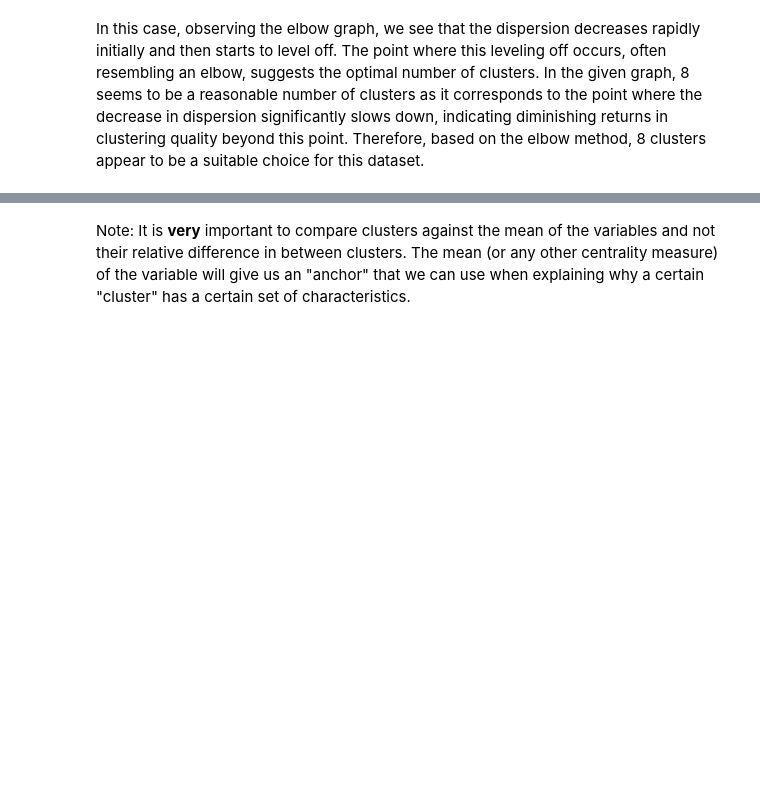
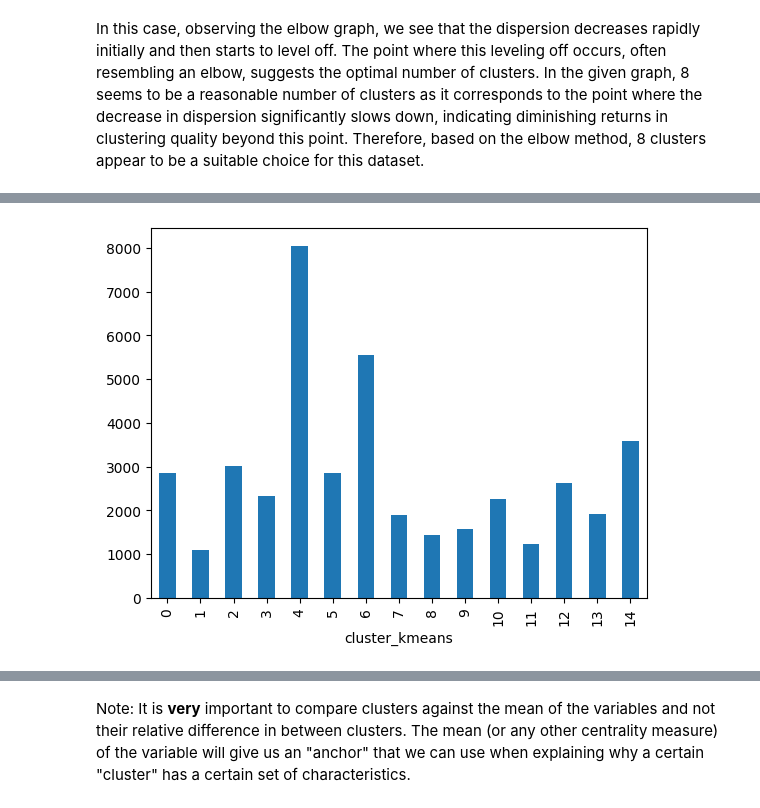
Before and after one commit to mitoma10110/ML2_Project, a Jupyter notebook: jo_notebook.ipynb, the cells around one changed output, grey strips where cells are left out. Saved outputs shown, nothing was run; the diff lists cells and outputs as text; code cells hidden in the pictures; blank space fills up the shorter version.

```diff
--- a/jo_notebook.ipynb
+++ b/jo_notebook.ipynb
@@ -217,0 +150,10 @@ dtype: float64
+# %%
+good_fellas = cust_info[cust_info['cluster_kmeans'] == 13]
+cust_info_pp=cust_info_pp[cust_info['cluster_kmeans'] != 13]
+cust_info=cust_info[cust_info['cluster_kmeans'] != 13]
+# %%
+allocate_clusters_kmeans(cust_info, cust_info_pp, n_clusters=15)
+cust_info.groupby(['cluster_kmeans']).size().plot(kind='bar')
+plt.show()
+# %% [output]
+[figure, added]
```
Also changed, not shown: parts of 30 cells of this notebook, 2 other files.
